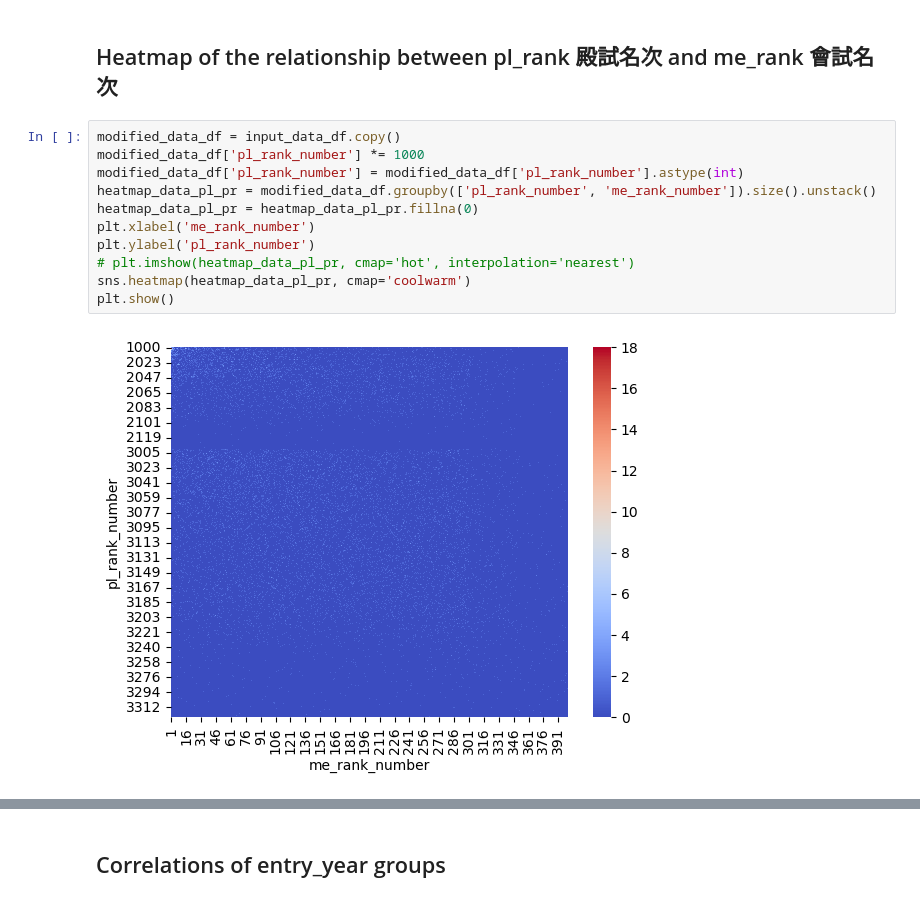
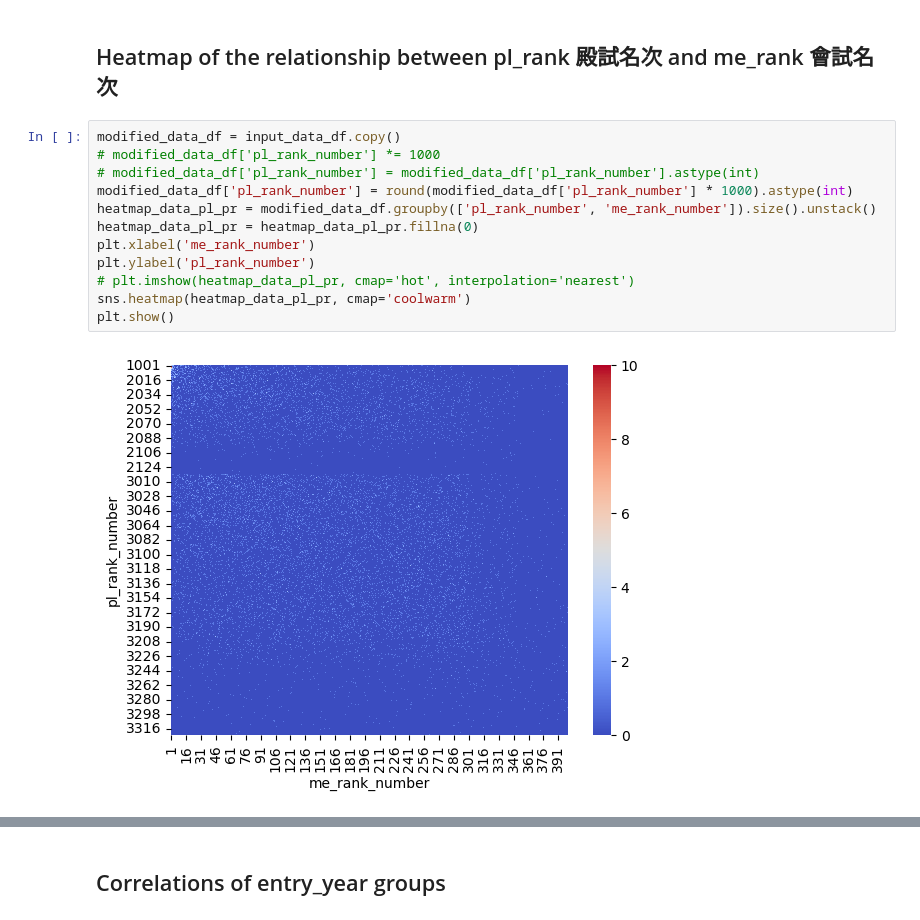
Before and after one commit to sudoghut/ming_provincial_metropolitan_palace_exam_rank_correlation, a Jupyter notebook: ming_provincial_metropolitan_palace_exam_rank_correlation.ipynb, the cells around one changed output, grey strips where cells are left out. Drawn from its saved outputs; the diff is of its cells as text.

Commit message:
update heatmaps for 三甲

```diff
--- a/ming_provincial_metropolitan_palace_exam_rank_correlation.ipynb
+++ b/ming_provincial_metropolitan_palace_exam_rank_correlation.ipynb
@@ -377,14 +407,15 @@ heatmap_data_me_pr
 ## Heatmap of the relationship between pl_rank 殿試名次 and me_rank 會試名次
 # %%
 modified_data_df = input_data_df.copy()
-modified_data_df['pl_rank_number'] *= 1000
-modified_data_df['pl_rank_number'] = modified_data_df['pl_rank_number'].astype(int)
+# modified_data_df['pl_rank_number'] *= 1000
+# modified_data_df['pl_rank_number'] = modified_data_df['pl_rank_number'].astype(int)
+modified_data_df['pl_rank_number'] = round(modified_data_df['pl_rank_number'] * 1000).astype(int)
 heatmap_data_pl_pr = modified_data_df.groupby(['pl_rank_number', 'me_rank_number']).size().unstack()
 heatmap_data_pl_pr = heatmap_data_pl_pr.fillna(0)
 plt.xlabel('me_rank_number')
 plt.ylabel('pl_rank_number')
 # plt.imshow(heatmap_data_pl_pr, cmap='hot', interpolation='nearest')
 sns.heatmap(heatmap_data_pl_pr, cmap='coolwarm')
 plt.show()
 # %% [output]
-[figure, old version]
+[figure, new version]
```
Also changed, not shown: parts of 13 cells of this notebook, 1 other file.
